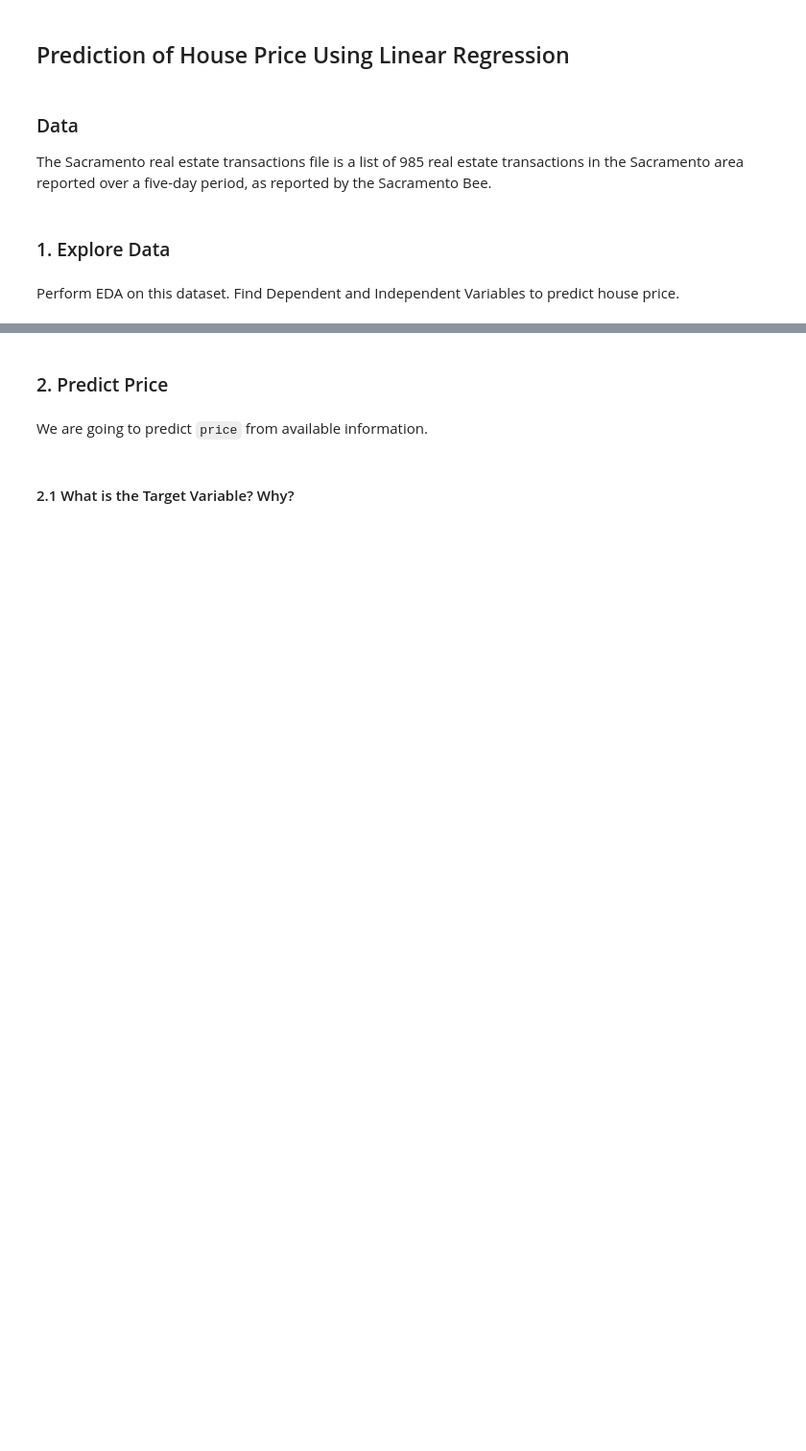
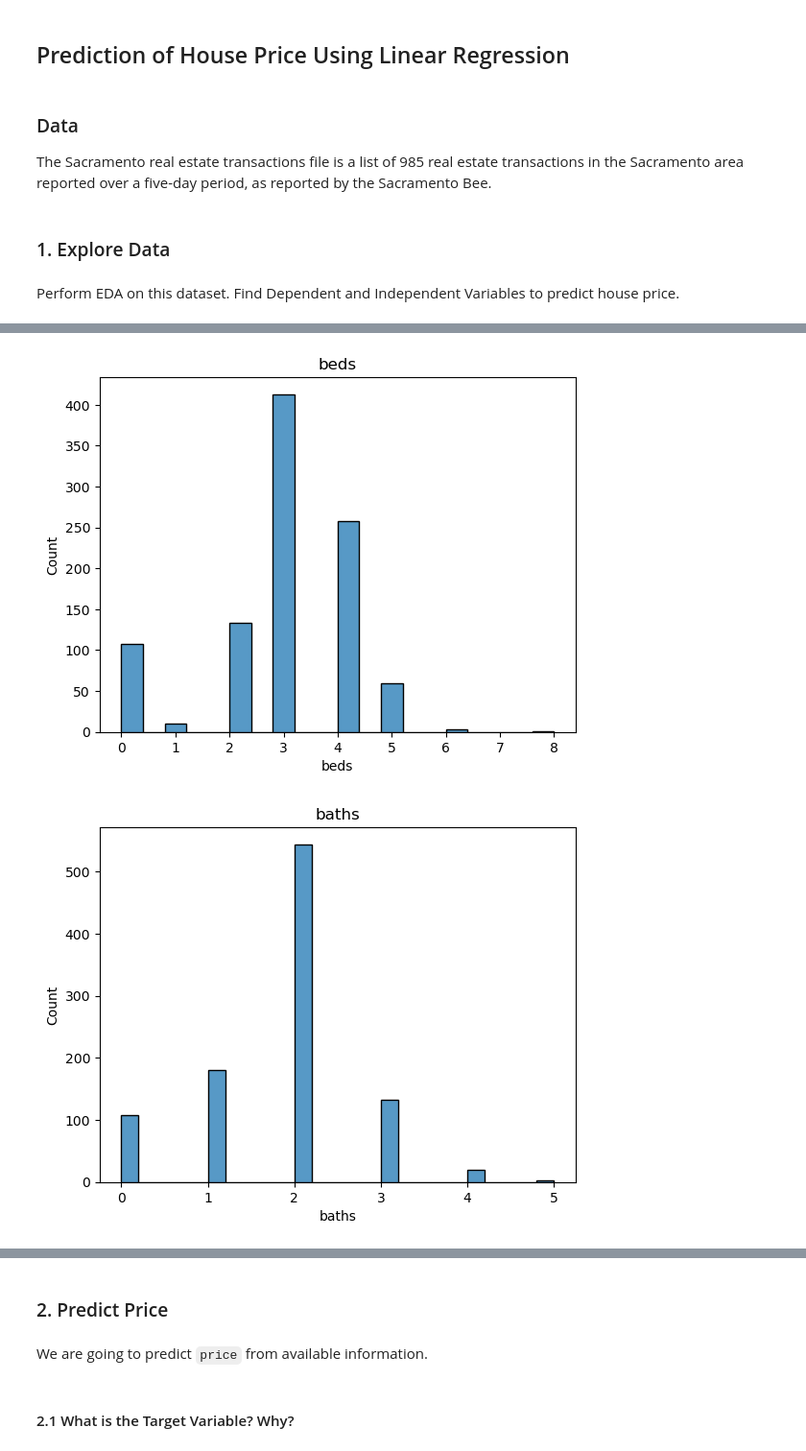
Before and after one commit to KAnantanawat0/IOD, a Jupyter notebook: Module_4/Lab 4/IOD_Lab 4.1.2.ipynb, the cells around one changed output, grey strips where cells are left out. Shown at 96% size. Saved outputs shown, nothing was run; the diff lists cells and outputs as text; code cells hidden in the pictures; blank space fills up the shorter version.

```diff
--- a/Module_4/Lab 4/IOD_Lab 4.1.2.ipynb
+++ b/Module_4/Lab 4/IOD_Lab 4.1.2.ipynb
@@ -25,0 +150,10 @@ house_csv = "../../DATA/Sacramento_transactions.csv"
+# %%
+for_histogram = ['beds','baths','sq__ft','price']
+
+for i in for_histogram:
+    sns.histplot(df, x=i)
+    plt.title(i)
+    plt.show()
+# %% [output]
+[figure, added]
+[figure, added]
```
Also changed, not shown: parts of 36 cells of this notebook, 2 other files.
